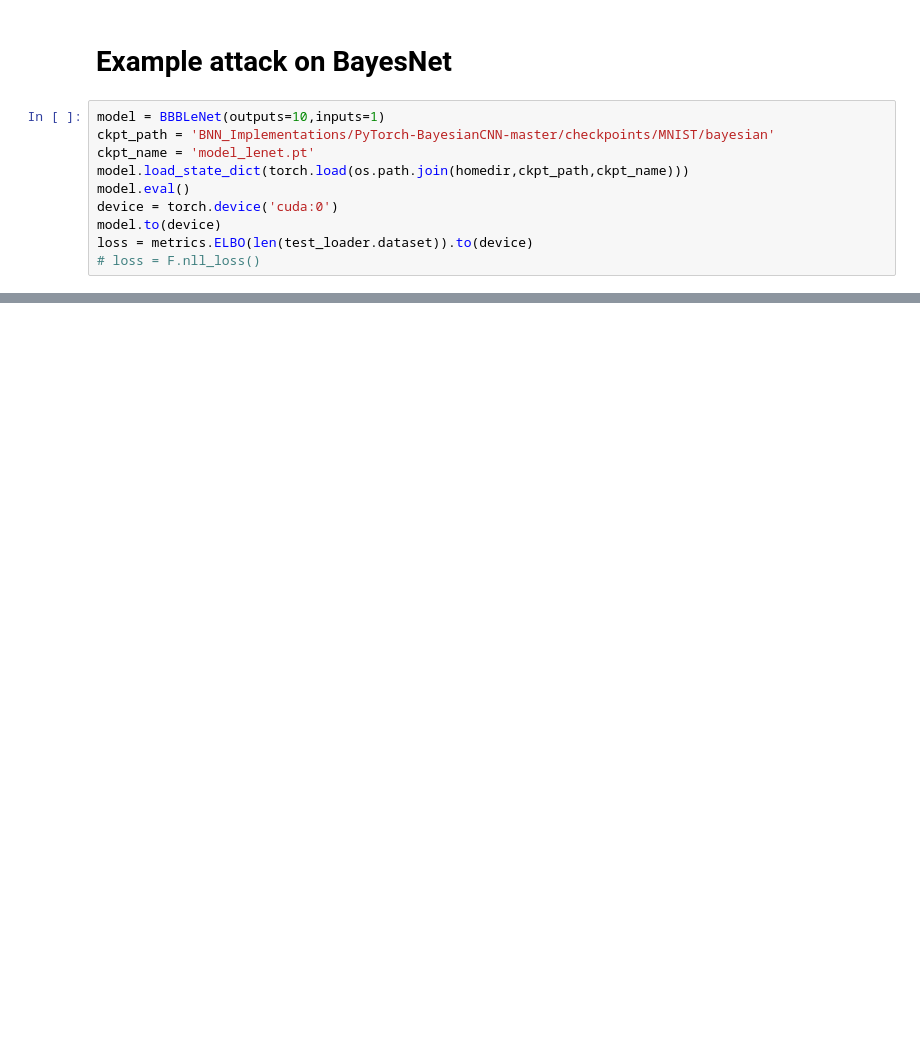
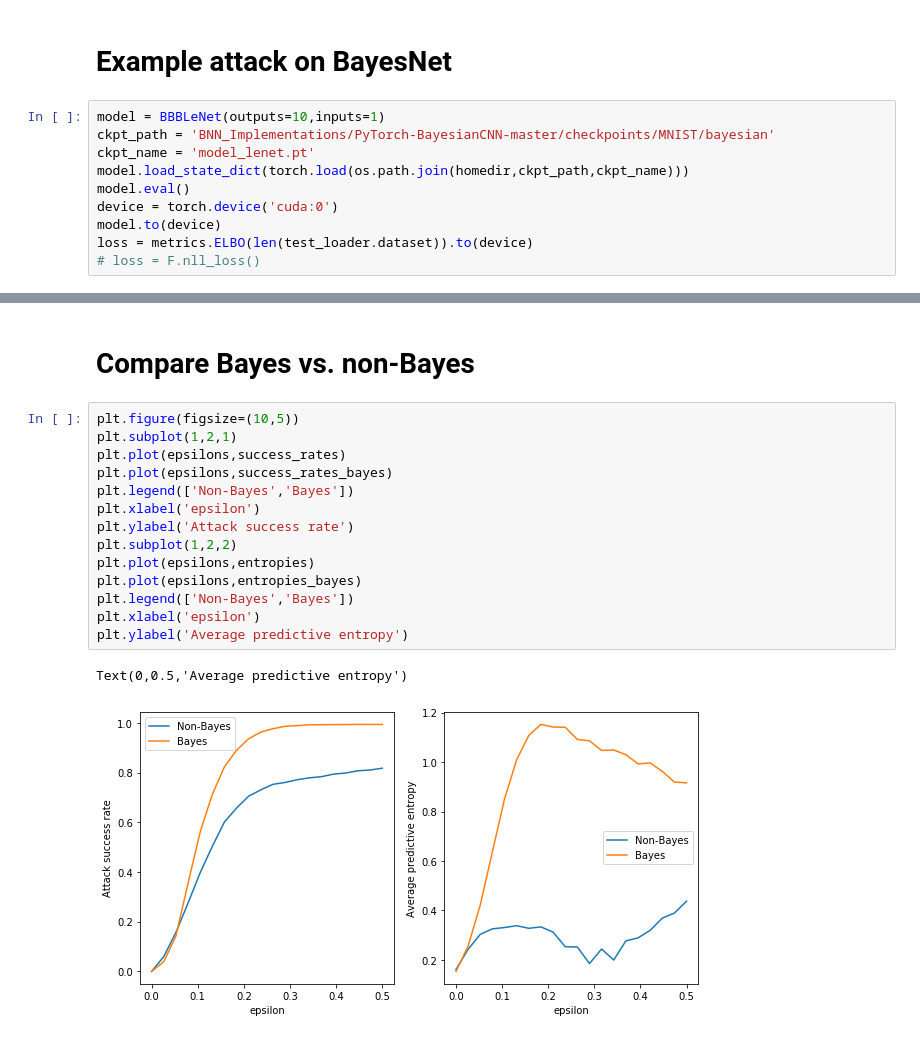
Before and after one commit to nikhil-dce/Examining-Robustness-of-BNNs-to-Adversarial-Examples, a Jupyter notebook: Adversarial_Methods/Deep_Fool_Code/FGSM.ipynb, the cells around one changed output, grey strips where cells are left out. Saved outputs shown, nothing was run; the diff lists cells and outputs as text; blank space fills up the shorter version.

```diff
--- a/Adversarial_Methods/Deep_Fool_Code/FGSM.ipynb
+++ b/Adversarial_Methods/Deep_Fool_Code/FGSM.ipynb
@@ -153,0 +175,19 @@ array([0.        , 0.02631579, 0.05263158, 0.07894737, 0.10526316,
+# %% [markdown]
+# Compare Bayes vs. non-Bayes
+# %%
+plt.figure(figsize=(10,5))
+plt.subplot(1,2,1)
+plt.plot(epsilons,success_rates)
+plt.plot(epsilons,success_rates_bayes)
+plt.legend(['Non-Bayes','Bayes'])
+plt.xlabel('epsilon')
+plt.ylabel('Attack success rate')
+plt.subplot(1,2,2)
+plt.plot(epsilons,entropies)
+plt.plot(epsilons,entropies_bayes)
+plt.legend(['Non-Bayes','Bayes'])
+plt.xlabel('epsilon')
+plt.ylabel('Average predictive entropy')
+# %% [output]
+Text(0,0.5,'Average predictive entropy')
+[figure, added]
```
Also changed, not shown: parts of 9 cells of this notebook.
